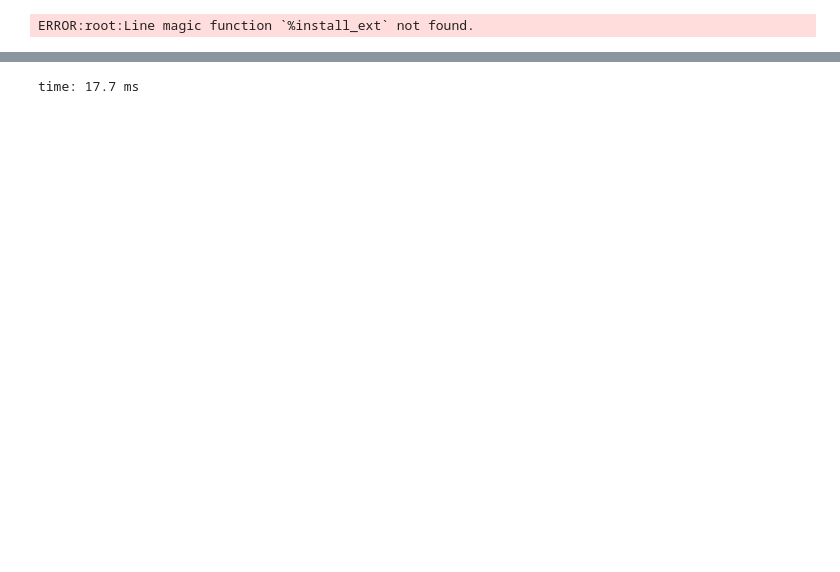
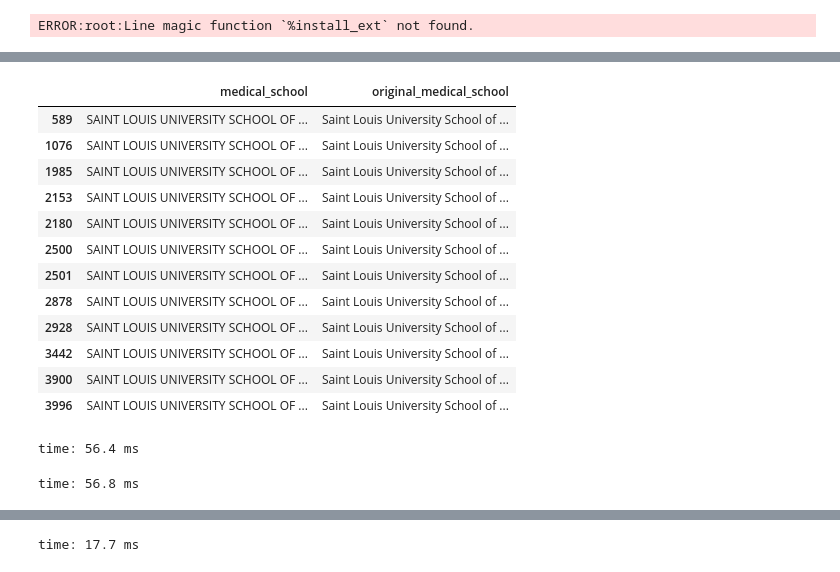
Before and after one commit to Lrraymond13/yellow_beret, a Jupyter notebook: Clean and Merge NIH Associates and Applicants.ipynb, the cells around one changed output, grey strips where cells are left out. Saved outputs shown, nothing was run; the diff lists cells and outputs as text; code cells hidden in the pictures; blank space fills up the shorter version.

```diff
--- a/Clean and Merge NIH Associates and Applicants.ipynb
+++ b/Clean and Merge NIH Associates and Applicants.ipynb
@@ -129,3 +125,26 @@ time: 28.9 ms
+# %%
+apps.loc[apps.medical_school=='SAINT LOUIS UNIVERSITY SCHOOL OF MEDICINE', ['medical_school', 'original_medical_school']]
+# %% [output]
+|  | medical_school | original_medical_school |
+| 589 | SAINT LOUIS UNIVERSITY SCHOOL OF ... | Saint Louis University School of ... |
+| 1076 | SAINT LOUIS UNIVERSITY SCHOOL OF ... | Saint Louis University School of ... |
+| 1985 | SAINT LOUIS UNIVERSITY SCHOOL OF ... | Saint Louis University School of ... |
+| 2153 | SAINT LOUIS UNIVERSITY SCHOOL OF ... | Saint Louis University School of ... |
+| 2180 | SAINT LOUIS UNIVERSITY SCHOOL OF ... | Saint Louis University School of ... |
+| 2500 | SAINT LOUIS UNIVERSITY SCHOOL OF ... | Saint Louis University School of ... |
+| 2501 | SAINT LOUIS UNIVERSITY SCHOOL OF ... | Saint Louis University School of ... |
+| 2878 | SAINT LOUIS UNIVERSITY SCHOOL OF ... | Saint Louis University School of ... |
+| 2928 | SAINT LOUIS UNIVERSITY SCHOOL OF ... | Saint Louis University School of ... |
+| 3442 | SAINT LOUIS UNIVERSITY SCHOOL OF ... | Saint Louis University School of ... |
+| 3900 | SAINT LOUIS UNIVERSITY SCHOOL OF ... | Saint Louis University School of ... |
+| 3996 | SAINT LOUIS UNIVERSITY SCHOOL OF ... | Saint Louis University School of ... |
+time: 56.4 ms
+# %%
+apps.loc[
+    apps.clean_last_name=='MORTON', 'clean_first_name'] = apps[
+        apps.clean_last_name=='MORTON']['first_name'].apply(lambda x: x.upper().strip())
+# %% [output]
+time: 56.8 ms
 # %%
 apps.loc[apps.clean_last_name=='COLLER', 'application_year'] = 1972
 
```
Also changed, not shown: parts of 125 cells of this notebook, 3 other files.
